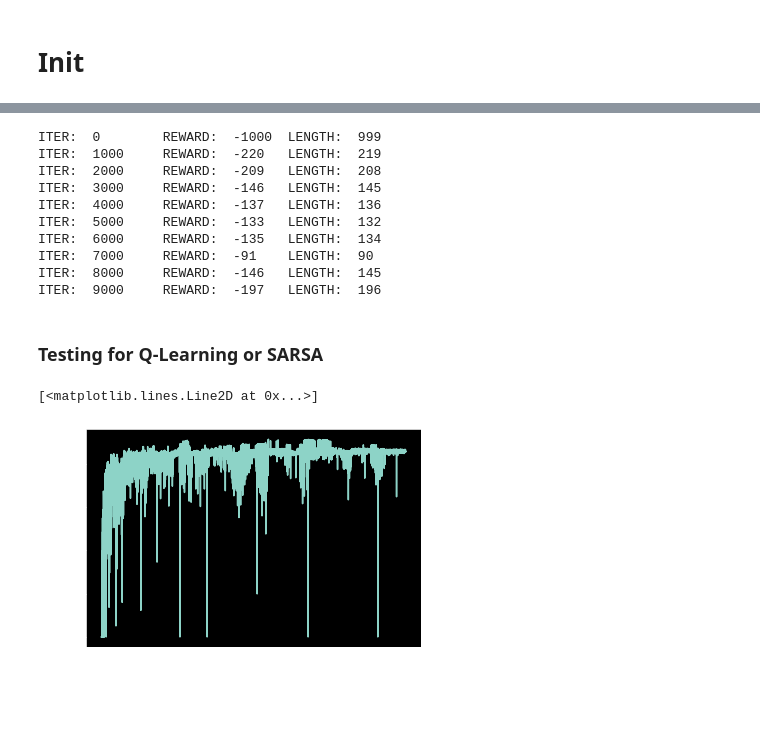
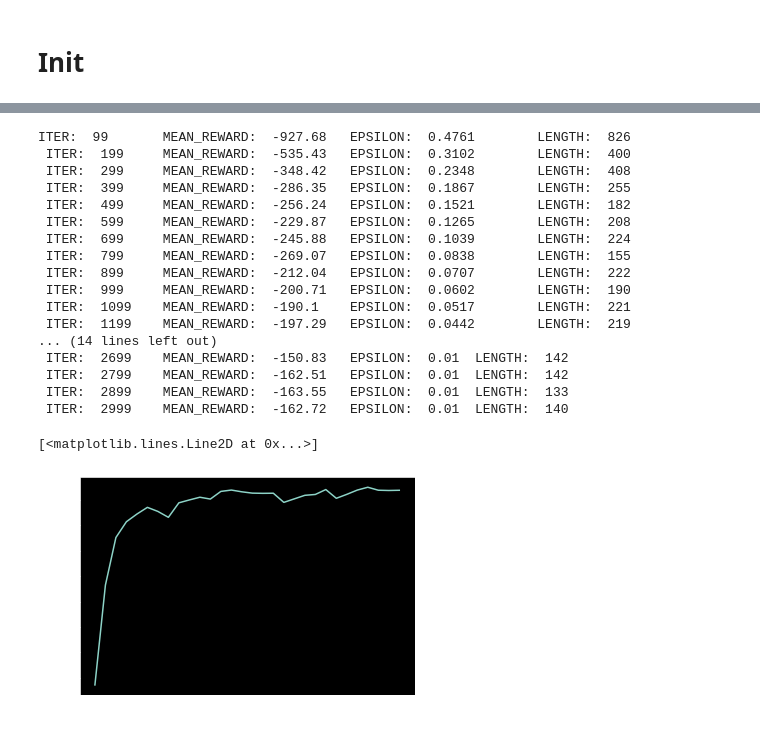
Before and after one commit to nimishsantosh107/Reinforcement-Learning, a Jupyter notebook: MountainCar.ipynb, the cells around one changed output, grey strips where cells are left out. Drawn from its saved outputs; the diff is of its cells as text; code cells hidden in the pictures; blank space fills up the shorter version.

```diff
--- a/MountainCar.ipynb
+++ b/MountainCar.ipynb
@@ -169,33 +218,47 @@ bins = create_bins()
+# %%
+# Init
+MAX_MOVES = env._max_episode_steps #200
+N_STATES = (20, 20)
+NUM_EPISODES = 3000
+
+agent = SARSAAgent(n_states = N_STATES,
+                   n_actions = env.action_space.n,
+                   gamma = 0.90,
+                   alpha = 0.1,
+                   epsilon = 1.0,
+                   epsilon_min = 0.01,
+                   epsilon_decay=0.999992)
 # %%
-#TRAINING
+# TRAINING
+episode_rewards = []
+episode_lengths = []
+mean_rewards = [] # MEAN REWARD OF LAST 100 GAMES
 
-# progress = tqdm(range(NUM_EPISODES))
-for episode_n in range(NUM_EPISODES):
-    EPSILON = 1 / np.sqrt(episode_n + 1)
-    if(EPSILON < 0.01): EPSILON = 0.01
+for episode_n in (range(NUM_EPISODES)):
 
-    episode_reward, episode_length = play_episode(Q, bins, EPSILON)
+    episode_reward, episode_length = play_episode(agent)
     episode_rewards.append(episode_reward)
     episode_lengths.append(episode_length)
 
-    if(episode_n%1000 == 0):
-        print("ITER: ",(episode_n),"\tREWARD: ",episode_reward ,"\tLENGTH: ",episode_length)
+    if((episode_n + 1)%100 == 0):
+        mean_reward = np.mean(episode_rewards[-100:])
+        mean_rewards.append(mean_reward)
+        print(" ITER: ",(episode_n),"\tMEAN_REWARD: ",mean_reward ,"\tEPSILON: ",round(agent.EPSILON,4), "\tLENGTH: ",episode_length)
 # %% [output]
-ITER:  0        REWARD:  -1000  LENGTH:  999
-ITER:  1000     REWARD:  -220   LENGTH:  219
-ITER:  2000     REWARD:  -209   LENGTH:  208
-ITER:  3000     REWARD:  -146   LENGTH:  145
-ITER:  4000     REWARD:  -137   LENGTH:  136
-ITER:  5000     REWARD:  -133   LENGTH:  132
-ITER:  6000     REWARD:  -135   LENGTH:  134
-ITER:  7000     REWARD:  -91    LENGTH:  90
-ITER:  8000     REWARD:  -146   LENGTH:  145
-ITER:  9000     REWARD:  -197   LENGTH:  196
+ITER:  99       MEAN_REWARD:  -927.68   EPSILON:  0.4761        LENGTH:  826
+ ITER:  199     MEAN_REWARD:  -535.43   EPSILON:  0.3102        LENGTH:  400
+ ITER:  299     MEAN_REWARD:  -348.42   EPSILON:  0.2348        LENGTH:  408
+ ITER:  399     MEAN_REWARD:  -286.35   EPSILON:  0.1867        LENGTH:  255
+ ITER:  499     MEAN_REWARD:  -256.24   EPSILON:  0.1521        LENGTH:  182
+ ITER:  599     MEAN_REWARD:  -229.87   EPSILON:  0.1265        LENGTH:  208
+ ITER:  699     MEAN_REWARD:  -245.88   EPSILON:  0.1039        LENGTH:  224
+ ITER:  799     MEAN_REWARD:  -269.07   EPSILON:  0.0838        LENGTH:  155
+ ITER:  899     MEAN_REWARD:  -212.04   EPSILON:  0.0707        LENGTH:  222
+ ITER:  999     MEAN_REWARD:  -200.71   EPSILON:  0.0602        LENGTH:  190
+ ITER:  1099    MEAN_REWARD:  -190.1    EPSILON:  0.0517        LENGTH:  221
+ ITER:  1199    MEAN_REWARD:  -197.29   EPSILON:  0.0442        LENGTH:  219
+... (14 lines left out)
+ ITER:  2699    MEAN_REWARD:  -150.83   EPSILON:  0.01  LENGTH:  142
+ ITER:  2799    MEAN_REWARD:  -162.51   EPSILON:  0.01  LENGTH:  142
+ ITER:  2899    MEAN_REWARD:  -163.55   EPSILON:  0.01  LENGTH:  133
+ ITER:  2999    MEAN_REWARD:  -162.72   EPSILON:  0.01  LENGTH:  140
-# %% [markdown]
-### Testing for Q-Learning or SARSA
-# %%
-# PLOT REWARDS CURVE
-plt.plot(np.arange(NUM_EPISODES), episode_rewards)
-# %% [output]
-[<matplotlib.lines.Line2D at 0x...>]
-[figure, removed]
@@ -217,0 +265,5 @@ env.close()
+# %%
+plt.plot(mean_rewards)
+# %% [output]
+[<matplotlib.lines.Line2D at 0x...>]
+[figure, added]
```
Also changed, not shown: parts of 14 cells of this notebook, 2 other files.
